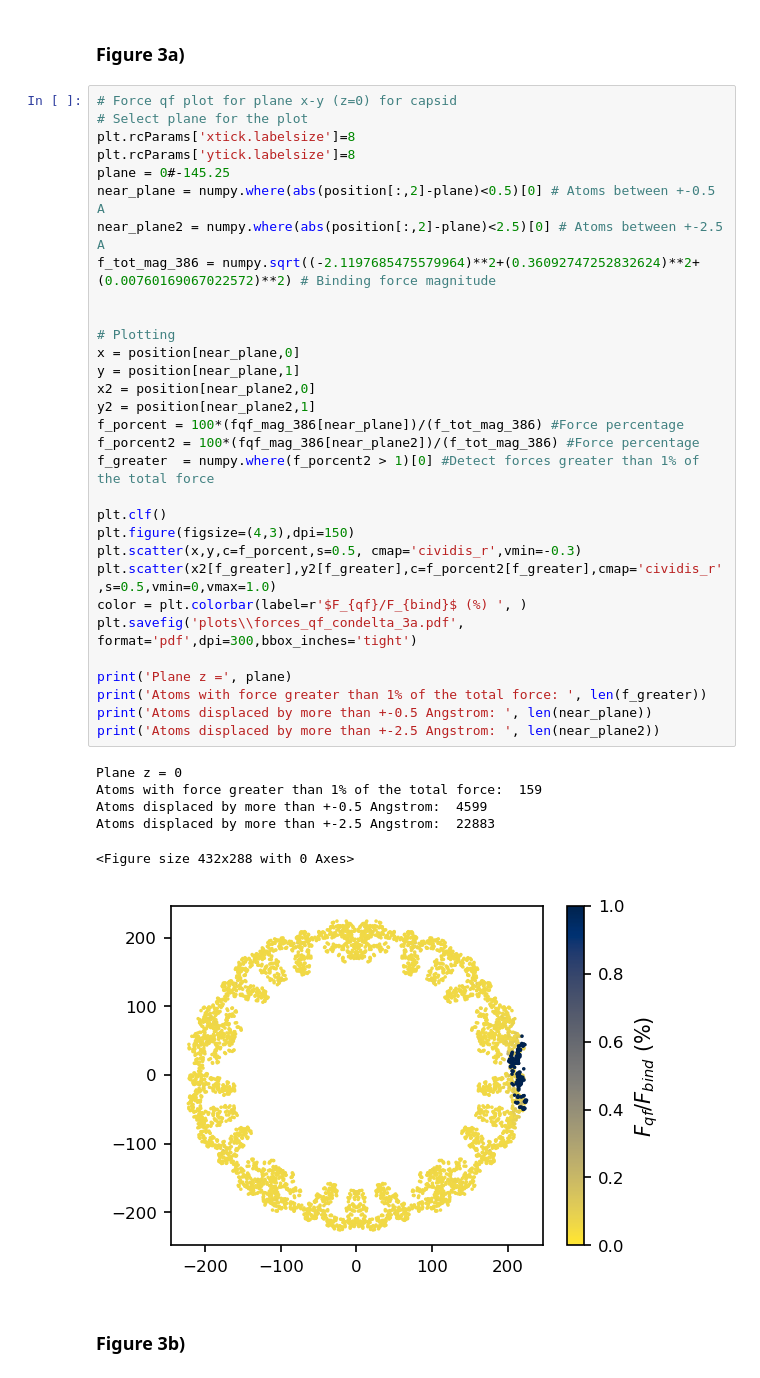
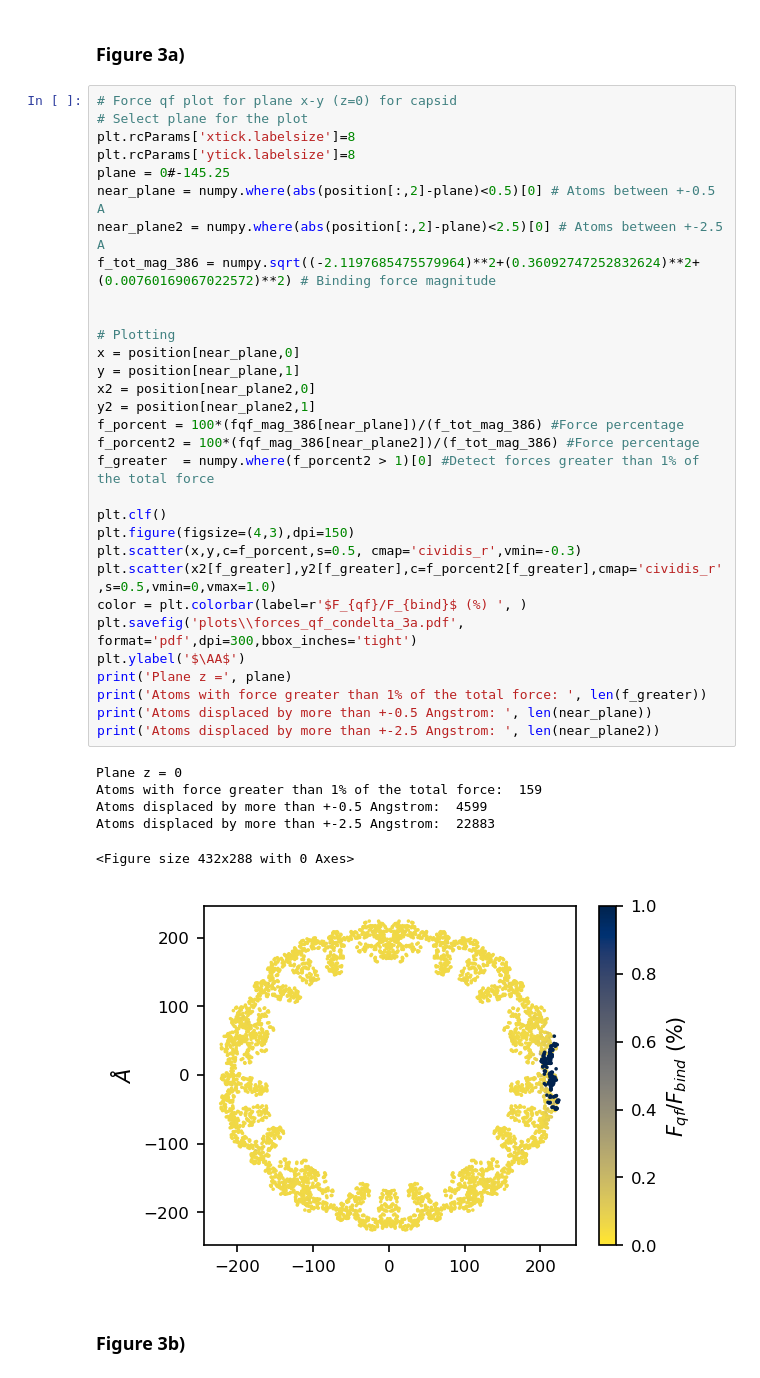
Before and after one commit to iaddison-smith/plots_afmtip, a Jupyter notebook: Forcesqf_afmtip.ipynb, the cells around one changed output. Saved outputs shown, nothing was run; the diff lists cells and outputs as text.

Commit message:
Legends fix in plots 3a),b),c)

```diff
--- a/Forcesqf_afmtip.ipynb
+++ b/Forcesqf_afmtip.ipynb
@@ -79,35 +79,35 @@ plane = 0#-145.25
 near_plane = numpy.where(abs(position[:,2]-plane)<0.5)[0] # Atoms between +-0.5 A
 near_plane2 = numpy.where(abs(position[:,2]-plane)<2.5)[0] # Atoms between +-2.5 A
 f_tot_mag_386 = numpy.sqrt((-2.1197685475579964)**2+(0.36092747252832624)**2+(0.00760169067022572)**2) # Binding force magnitude
 
 
 # Plotting
 x = position[near_plane,0]
 y = position[near_plane,1]
 x2 = position[near_plane2,0]
 y2 = position[near_plane2,1]
 f_porcent = 100*(fqf_mag_386[near_plane])/(f_tot_mag_386) #Force percentage
 f_porcent2 = 100*(fqf_mag_386[near_plane2])/(f_tot_mag_386) #Force percentage
 f_greater  = numpy.where(f_porcent2 > 1)[0] #Detect forces greater than 1% of the total force
 
 plt.clf()
 plt.figure(figsize=(4,3),dpi=150)
 plt.scatter(x,y,c=f_porcent,s=0.5, cmap='cividis_r',vmin=-0.3)
 plt.scatter(x2[f_greater],y2[f_greater],c=f_porcent2[f_greater],cmap='cividis_r',s=0.5,vmin=0,vmax=1.0)
 color = plt.colorbar(label=r'$F_{qf}/F_{bind}$ (%) ', )
 plt.savefig('plots\\forces_qf_condelta_3a.pdf', format='pdf',dpi=300,bbox_inches='tight')
-
+plt.ylabel('$\AA$')
 print('Plane z =', plane)
 print('Atoms with force greater than 1% of the total force: ', len(f_greater))
 print('Atoms displaced by more than +-0.5 Angstrom: ', len(near_plane))
 print('Atoms displaced by more than +-2.5 Angstrom: ', len(near_plane2))
 # %% [output]
 Plane z = 0
 Atoms with force greater than 1% of the total force:  159
 Atoms displaced by more than +-0.5 Angstrom:  4599
 Atoms displaced by more than +-2.5 Angstrom:  22883
 <Figure size 432x288 with 0 Axes>
-[figure, old version]
+[figure, new version]
 # %% [markdown]
 ### Figure 3b)
 # %%
```
Also changed, not shown: parts of 7 cells of this notebook, 3 other files.
